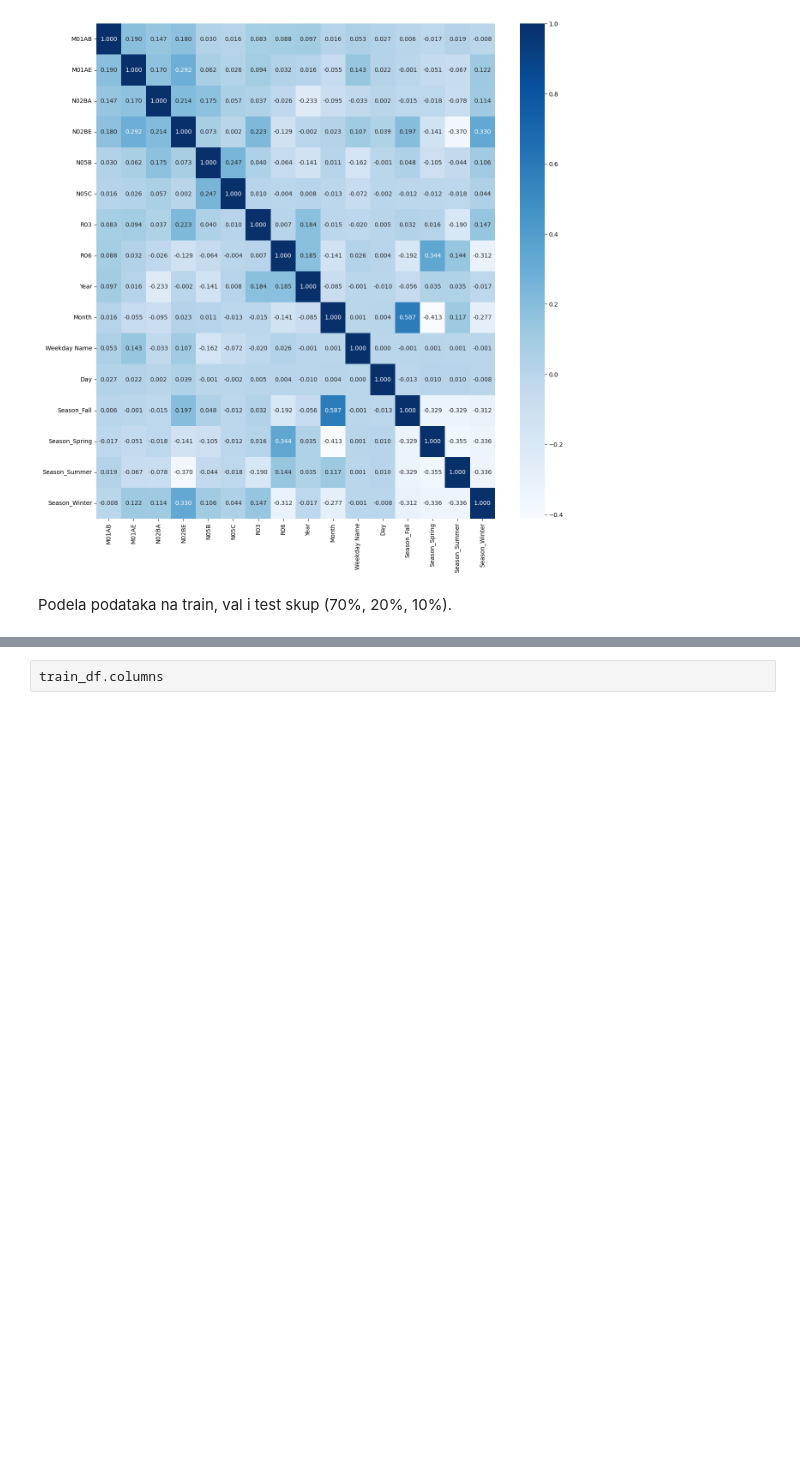
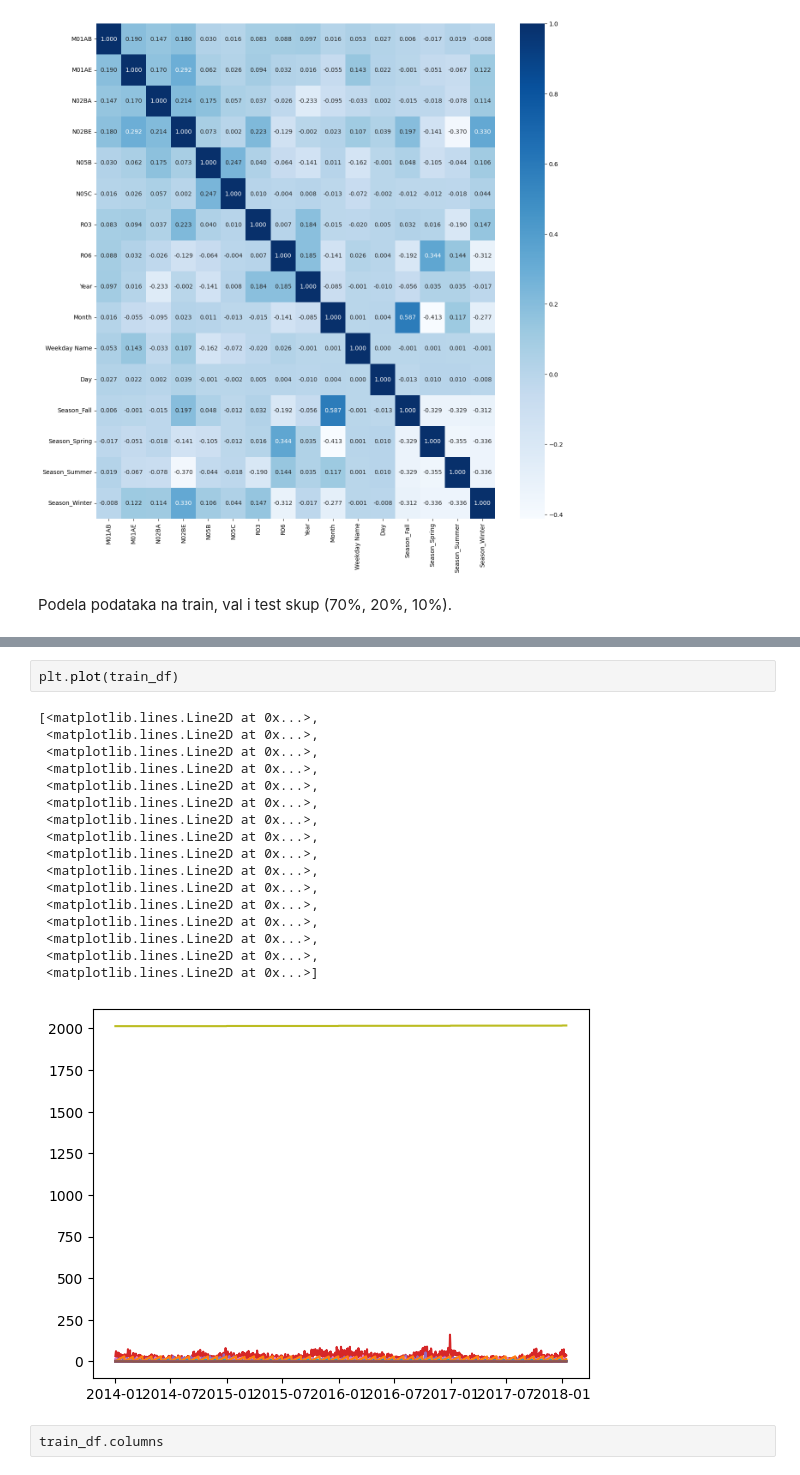
Before and after one commit to milicaj00/ML-Forecasting, a Jupyter notebook: main1.ipynb, the cells around one changed output, grey strips where cells are left out. Drawn from its saved outputs; the diff is of its cells as text; blank space fills up the shorter version.

```diff
--- a/main1.ipynb
+++ b/main1.ipynb
@@ -256,4 +274,24 @@ Test Size :  (211, 16)
 1474 rows × 16 columns
+# %%
+plt.plot(train_df)
+# %% [output]
+[<matplotlib.lines.Line2D at 0x...>,
+ <matplotlib.lines.Line2D at 0x...>,
+ <matplotlib.lines.Line2D at 0x...>,
+ <matplotlib.lines.Line2D at 0x...>,
+ <matplotlib.lines.Line2D at 0x...>,
+ <matplotlib.lines.Line2D at 0x...>,
+ <matplotlib.lines.Line2D at 0x...>,
+ <matplotlib.lines.Line2D at 0x...>,
+ <matplotlib.lines.Line2D at 0x...>,
+ <matplotlib.lines.Line2D at 0x...>,
+ <matplotlib.lines.Line2D at 0x...>,
+ <matplotlib.lines.Line2D at 0x...>,
+ <matplotlib.lines.Line2D at 0x...>,
+ <matplotlib.lines.Line2D at 0x...>,
+ <matplotlib.lines.Line2D at 0x...>,
+ <matplotlib.lines.Line2D at 0x...>]
+[figure, added]
 # %%
 train_df.columns
 # %% [output]
```
Also changed, not shown: parts of 22 cells of this notebook.
